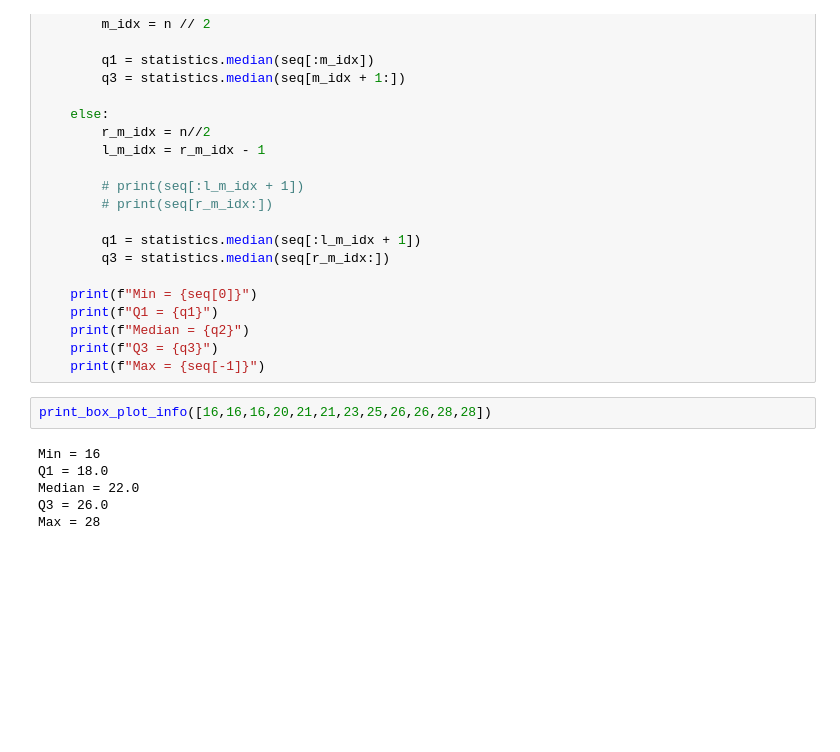
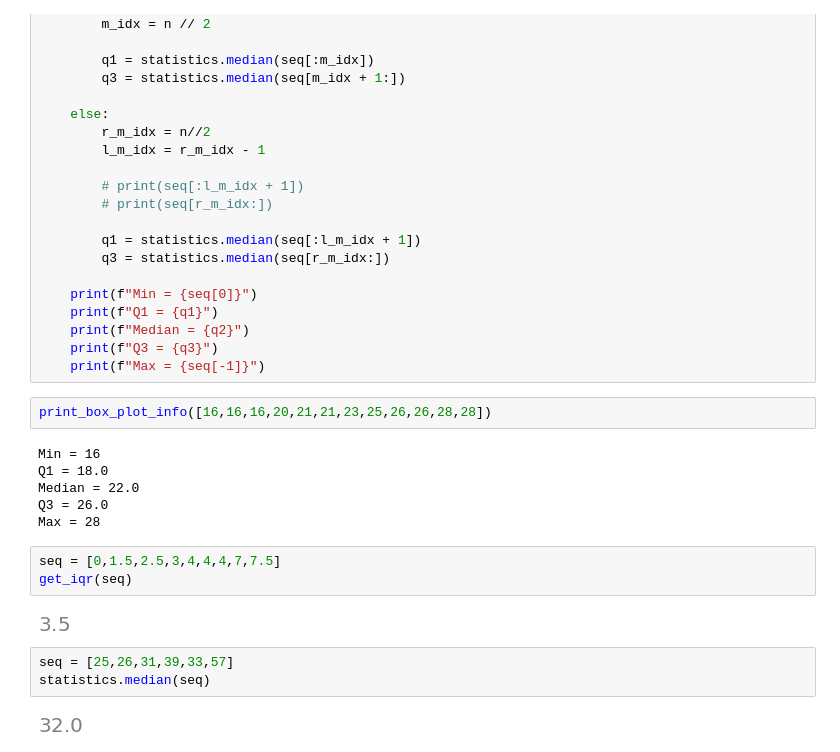
Before and after one commit to jet-c-21/MyMathLab, a Jupyter notebook: Statistics and probability/01. Mean, median, and mode.ipynb, the cells around one changed output. Drawn from its saved outputs; the diff is of its cells as text; blank space fills up the shorter version.

```diff
--- a/Statistics and probability/Mean, median, and mode.ipynb
+++ b/Statistics and probability/01. Mean, median, and mode.ipynb
@@ -143,3 +143,13 @@ Q1 = 18.0
 Median = 22.0
 Q3 = 26.0
 Max = 28
+# %%
+seq = [0,1.5,2.5,3,4,4,4,7,7.5]
+get_iqr(seq)
+# %% [output]
+[figure, added]
+# %%
+seq = [25,26,31,39,33,57]
+statistics.median(seq)
+# %% [output]
+[figure, added]
```
Also changed, not shown: parts of 2 cells of this notebook, 5 other files.
